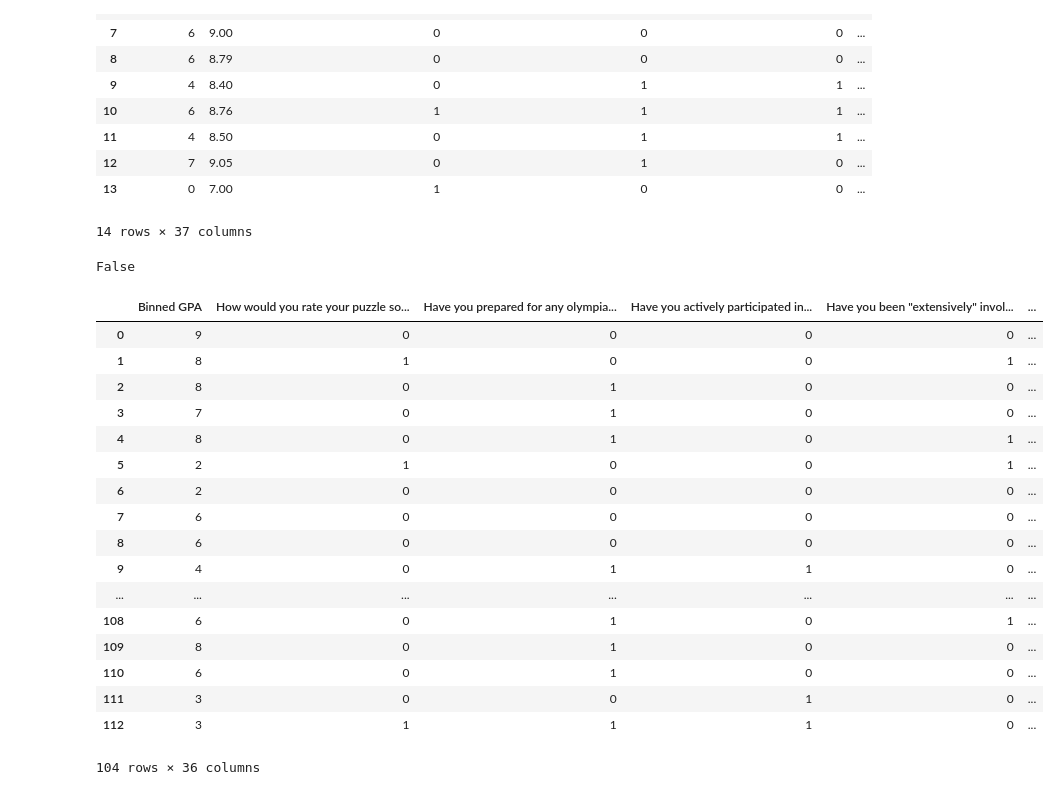
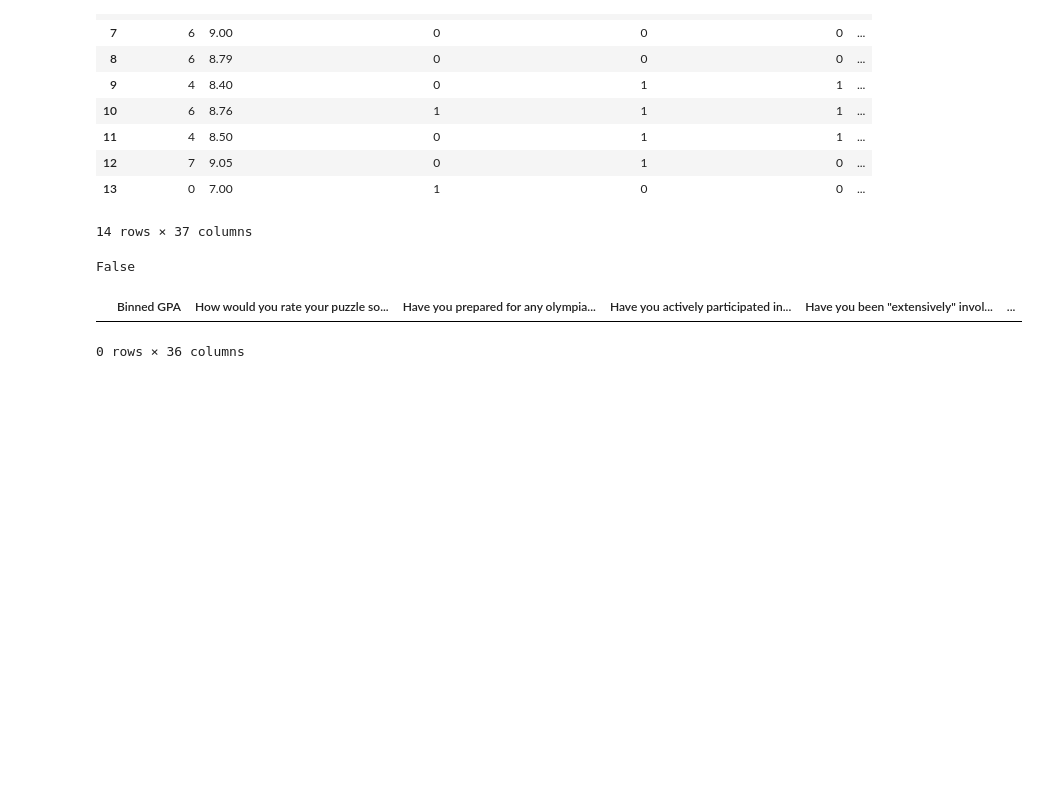
Before and after one commit to saurabhk7/Cognitive-Classification-and-Reasoning, a Jupyter notebook: preprocessing-encoding.ipynb, the cells around one changed output. Saved outputs shown, nothing was run; the diff lists cells and outputs as text; code cells hidden in the pictures; blank space fills up the shorter version.

```diff
--- a/preprocessing-encoding.ipynb
+++ b/preprocessing-encoding.ipynb
@@ -6,4 +6,4 @@ import pandas as pd
 
 num_clusters = 6
 # %%
-df = pd.read_csv('feb-2019-survey-final-2.csv')
+df = pd.read_csv('feb-2019-survey-final-3.csv')
@@ -19,0 +10,4 @@ df.head()
+# %%
+df.drop_duplicates(subset ="Email Address",
+                     keep = 'last', inplace = True)
+df.head()
@@ -282,7 +284,7 @@ dfcat.head(10)
 | 9 | 8.40 | 0 | 1 | 1 | 0 | ... |
 10 rows × 36 columns
 # %%
-bin = [0,7,7.5,8,8.25,8.5,8.75,9,9.25,9.5,10]
+bin = [-1,0,7,7.5,8,8.25,8.5,8.75,9,9.25,9.5,10]
 category = pd.cut(dfcat['GPA'],bin)
 # %%
 dfcat.insert(loc=0, column='Binned GPA', value=category)
@@ -321,7 +323,7 @@ Name: GPA, dtype: float64
 dfcat['Binned GPA'] = dfcat['Binned GPA'].astype('str')
 #dfcat.head()
 #dfcat['Binned GPA'].describe()
-dfcat['Binned GPA'] = dfcat['Binned GPA'].map({'(0.0, 7.0]': 0, '(7.0, 7.5]': 1, '(7.5, 8.0]': 2, '(8.0, 8.25]': 3, '(8.25, 8.5]': 4, '(8.5, 8.75]': 5, '(8.75, 9.0]': 6, '(9.0, 9.25]': 7, '(9.25, 9.5]': 8, '(9.5, 10.0]': 9})
+dfcat['Binned GPA'] = dfcat['Binned GPA'].map({'(-1.0, 0.0]': 0,'(0.0, 7.0]': 0, '(7.0, 7.5]': 1, '(7.5, 8.0]': 2, '(8.0, 8.25]': 3, '(8.25, 8.5]': 4, '(8.5, 8.75]': 5, '(8.75, 9.0]': 6, '(9.0, 9.25]': 7, '(9.25, 9.5]': 8, '(9.5, 10.0]': 9})
 # %% [output]
 A value is trying to be set on a copy of a slice from a DataFrame.
 Try using .loc[row_indexer,col_indexer] = value instead
@@ -365,27 +367,14 @@ from kmodes.kmodes import KModes
 # %%
 df_dummy = pd.get_dummies(dfcat)
 #transform into numpy array
 # x = df_dummy.reset_index().values
-df_dummy
+# df_dummy.dropna()
+# df_dummy.isnull().values.any()
+nans = lambda df_dummy: df_dummy[df_dummy.isnull().any(axis=1)]
+nans(df_dummy)
 # %% [output]
 |  | Binned GPA | How would you rate your puzzle so... | Have you prepared for any olympia... | Have you actively participated in... | Have you been "extensively" invol... | ... |
-| 0 | 9 | 0 | 0 | 0 | 0 | ... |
-| 1 | 8 | 1 | 0 | 0 | 1 | ... |
-| 2 | 8 | 0 | 1 | 0 | 0 | ... |
-| 3 | 7 | 0 | 1 | 0 | 0 | ... |
-| 4 | 8 | 0 | 1 | 0 | 1 | ... |
-| 5 | 2 | 1 | 0 | 0 | 1 | ... |
-| 6 | 2 | 0 | 0 | 0 | 0 | ... |
-| 7 | 6 | 0 | 0 | 0 | 0 | ... |
-| 8 | 6 | 0 | 0 | 0 | 0 | ... |
-| 9 | 4 | 0 | 1 | 1 | 0 | ... |
-| ... | ... | ... | ... | ... | ... | ... |
-| 108 | 6 | 0 | 1 | 0 | 1 | ... |
-| 109 | 8 | 0 | 1 | 0 | 0 | ... |
-| 110 | 6 | 0 | 1 | 0 | 0 | ... |
-| 111 | 3 | 0 | 0 | 1 | 0 | ... |
-| 112 | 3 | 1 | 1 | 1 | 0 | ... |
-104 rows × 36 columns
+0 rows × 36 columns
 # %%
 def ss(a, b, **_):
     #print("Called ss")
```
Also changed, not shown: parts of 19 cells of this notebook.
